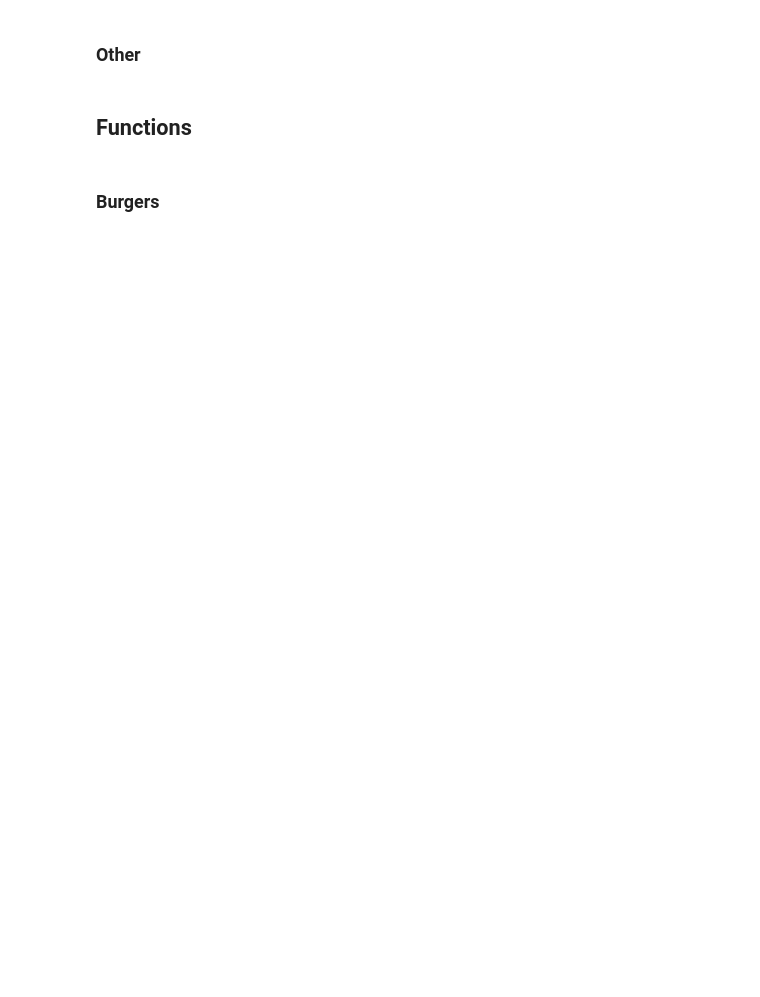
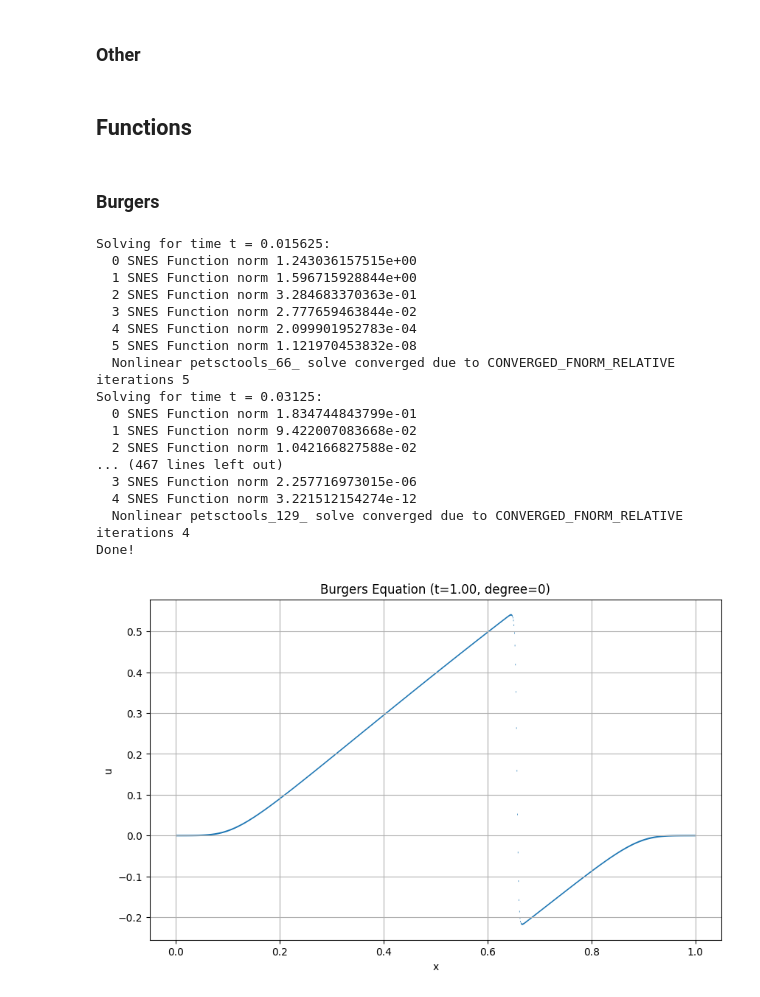
Before and after one commit to BorisAndrews/BorisAndrews.github.io, a Jupyter notebook: assets/ipynb/viscosity_solutions.ipynb, the cells around one changed output. Cells and saved outputs as stored; diff of their text form; code cells hidden in the pictures; blank space fills up the shorter version.

```diff
--- a/assets/ipynb/viscosity_solutions.ipynb
+++ b/assets/ipynb/viscosity_solutions.ipynb
@@ -95,4 +96,23 @@ def burgers(h=2**-10, degree=0, nu=0, timestep=2**-6, end_time=1.0):
     plt.grid(True)
     plt.show()
 # %%
-burgers(h=2**-6, degree=1, nu=0, timestep=2**-6, end_time=1.0)
+burgers(h=2**-10, degree=0, nu=0, timestep=2**-6, end_time=1.0)
+# %% [output]
+Solving for time t = 0.015625:
+  0 SNES Function norm 1.243036157515e+00
+  1 SNES Function norm 1.596715928844e+00
+  2 SNES Function norm 3.284683370363e-01
+  3 SNES Function norm 2.777659463844e-02
+  4 SNES Function norm 2.099901952783e-04
+  5 SNES Function norm 1.121970453832e-08
+  Nonlinear petsctools_66_ solve converged due to CONVERGED_FNORM_RELATIVE iterations 5
+Solving for time t = 0.03125:
+  0 SNES Function norm 1.834744843799e-01
+  1 SNES Function norm 9.422007083668e-02
+  2 SNES Function norm 1.042166827588e-02
+... (467 lines left out)
+  3 SNES Function norm 2.257716973015e-06
+  4 SNES Function norm 3.221512154274e-12
+  Nonlinear petsctools_129_ solve converged due to CONVERGED_FNORM_RELATIVE iterations 4
+Done!
+[figure, added]
```
Also changed, not shown: parts of 2 cells of this notebook.
